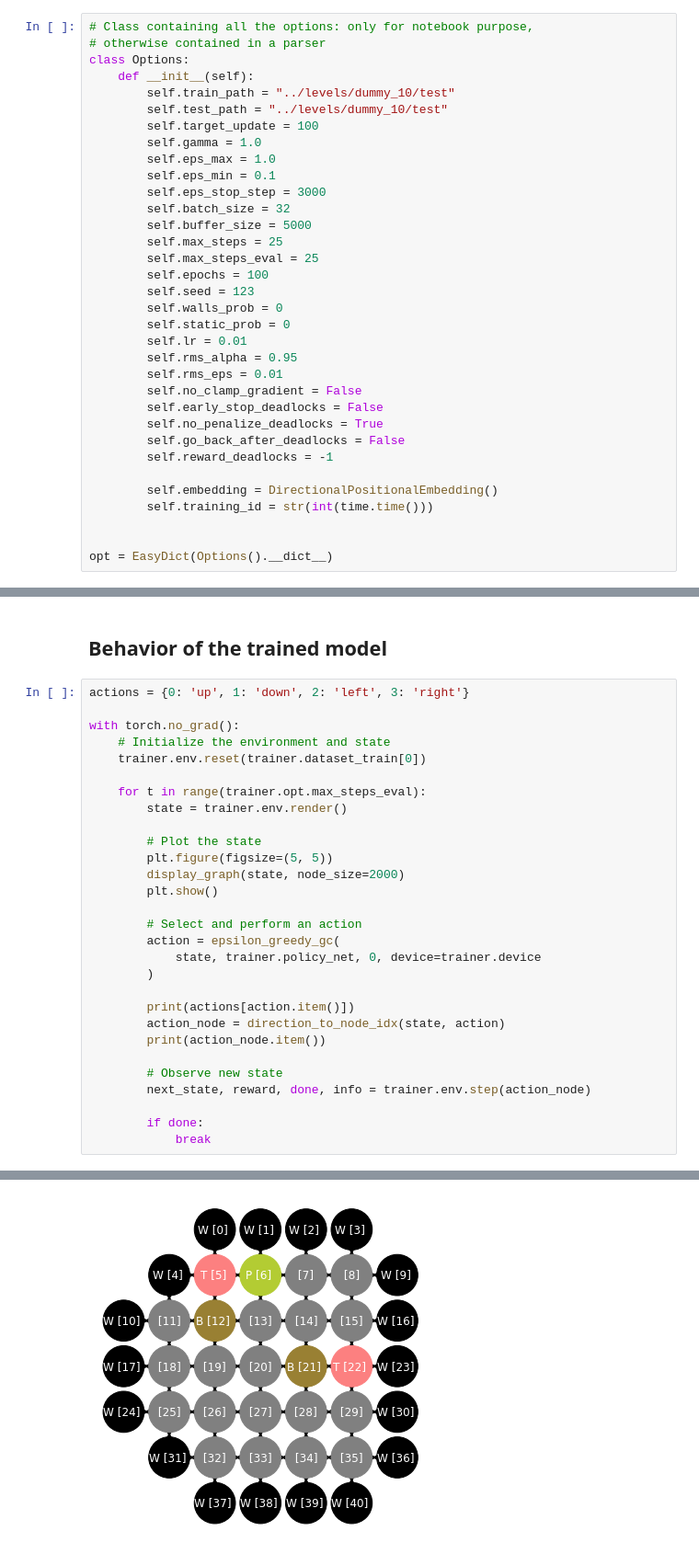
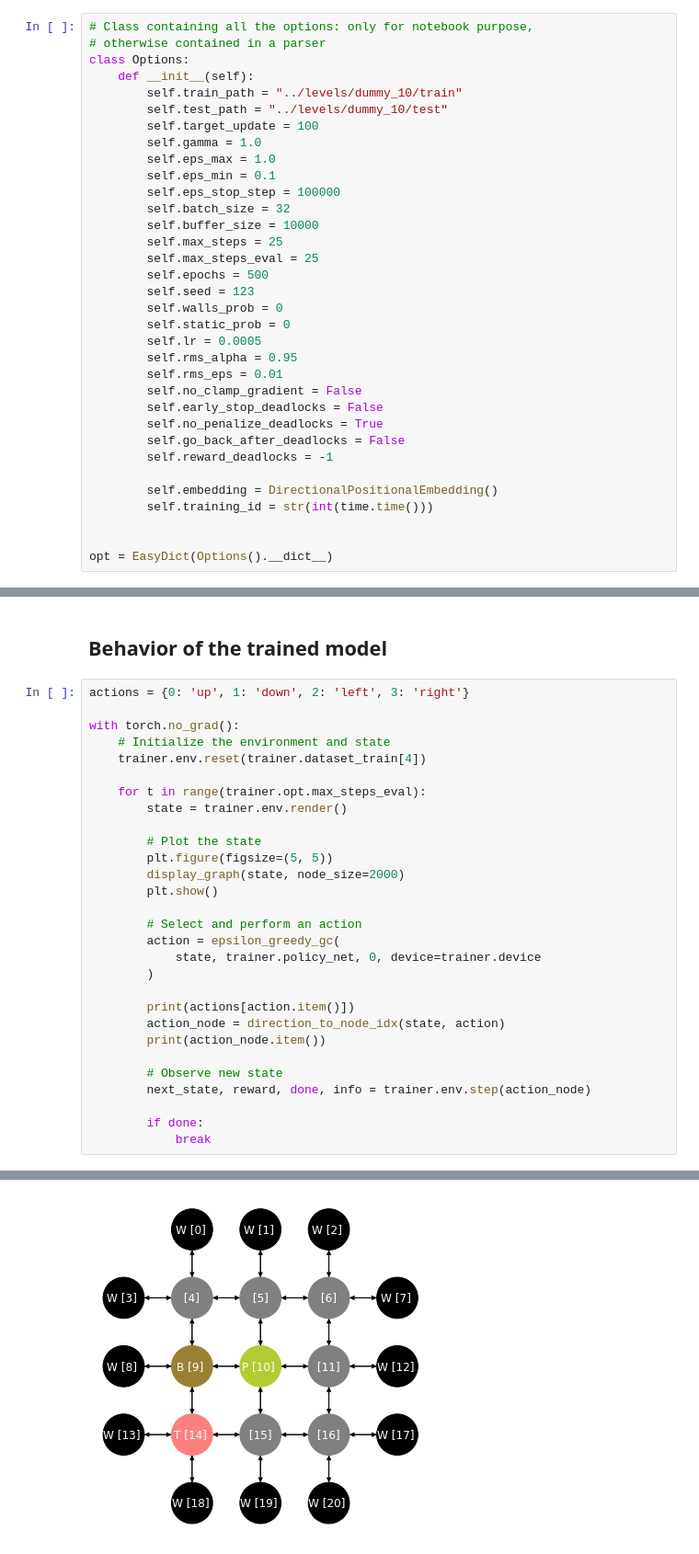
Before and after one commit to mathieuorhan/graph-sokoban, a Jupyter notebook: notebooks/train_vizualization.ipynb, the cells around one changed output, grey strips where cells are left out. Shown: that part at 92% size. Cells and saved outputs as stored; diff of their text form.

```diff
--- a/notebooks/train_vizualization.ipynb
+++ b/notebooks/train_vizualization.ipynb
@@ -97,22 +97,22 @@ plt.show()
 # otherwise contained in a parser
 class Options:
     def __init__(self):
-        self.train_path = "../levels/dummy_10/test"
+        self.train_path = "../levels/dummy_10/train"
         self.test_path = "../levels/dummy_10/test"
         self.target_update = 100
         self.gamma = 1.0
         self.eps_max = 1.0
         self.eps_min = 0.1
-        self.eps_stop_step = 3000
+        self.eps_stop_step = 100000
         self.batch_size = 32
-        self.buffer_size = 5000
+        self.buffer_size = 10000
         self.max_steps = 25
         self.max_steps_eval = 25
-        self.epochs = 100
+        self.epochs = 500
         self.seed = 123
         self.walls_prob = 0
         self.static_prob = 0
-        self.lr = 0.01
+        self.lr = 0.0005
         self.rms_alpha = 0.95
         self.rms_eps = 0.01
         self.no_clamp_gradient = False
@@ -221,7 +221,7 @@ actions = {0: 'up', 1: 'down', 2: 'left', 3: 'right'}
 
 with torch.no_grad():
     # Initialize the environment and state
-    trainer.env.reset(trainer.dataset_train[0])
+    trainer.env.reset(trainer.dataset_train[4])
 
     for t in range(trainer.opt.max_steps_eval):
         state = trainer.env.render()
@@ -258,2 +258,2 @@ up
-[figure, old version]
+[figure, new version]
 up
```
Also changed, not shown: parts of 4 cells of this notebook.
